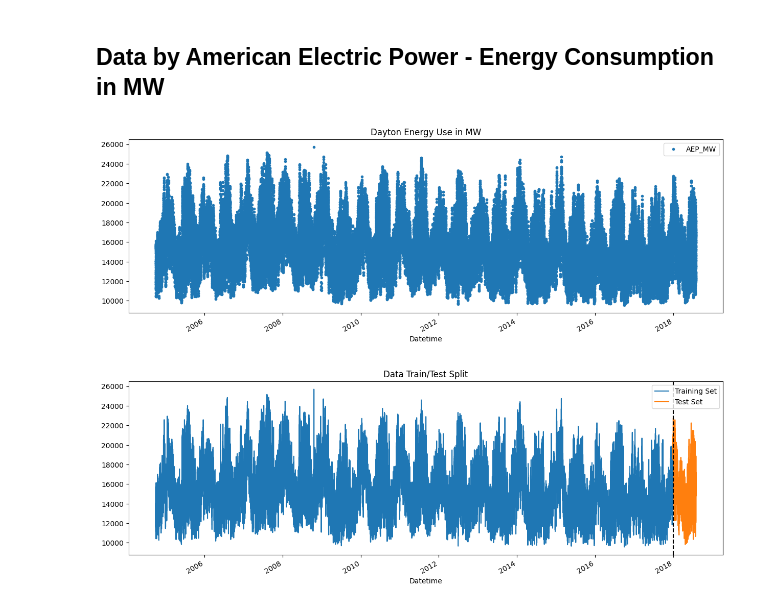
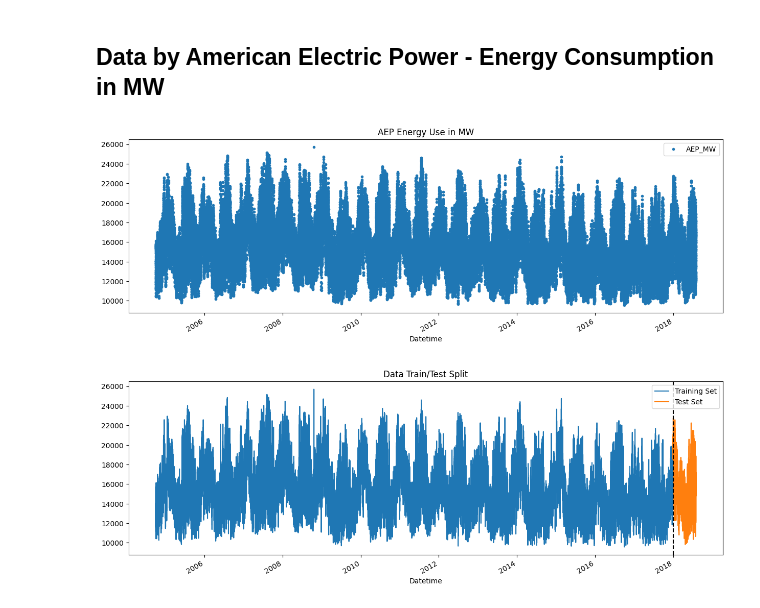
Before and after one commit to tahabinzafar/Electricity-Demand-Prediction, a Jupyter notebook: Predicting_Electricity_Demand.ipynb, the cells around one changed output. Drawn from its saved outputs; the diff is of its cells as text; code cells hidden in the pictures.

```diff
--- a/Predicting_Electricity_Demand.ipynb
+++ b/Predicting_Electricity_Demand.ipynb
@@ -23,10 +23,10 @@ df.index = pd.to_datetime(df.index)
 # %%
 df.plot(style='.',
         figsize=(15, 5),
-        title='Dayton Energy Use in MW')
+        title='AEP Energy Use in MW')
 plt.show()
 # %% [output]
-[figure, old version]
+[figure, new version]
 # %%
 train = df.loc[df.index < '01-01-2018']
 test = df.loc[df.index >= '01-01-2018']
```
Also changed, not shown: parts of 5 cells of this notebook.
